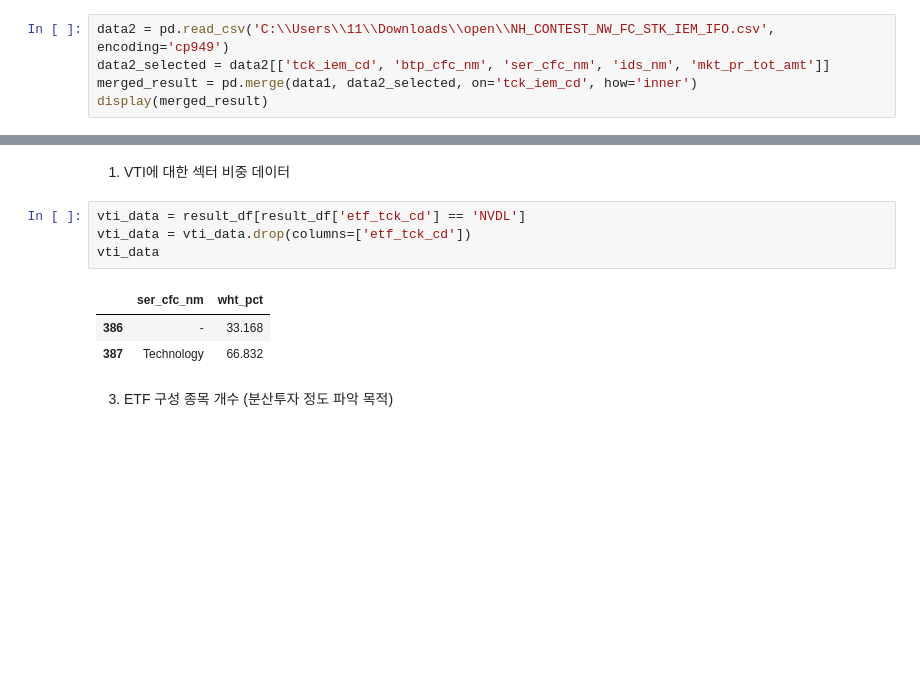
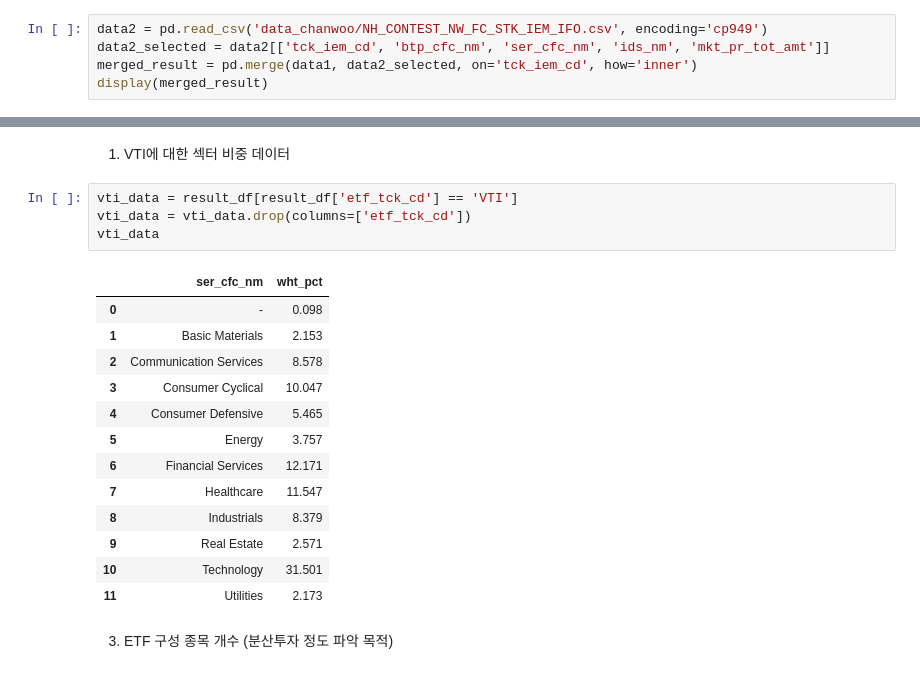
Before and after one commit to froggy-hyun/24NH_bigdata, a Jupyter notebook: code_yunseo.ipynb, the cells around one changed output, grey strips where cells are left out. Drawn from its saved outputs; the diff is of its cells as text; blank space fills up the shorter version.

```diff
--- a/code_yunseo.ipynb
+++ b/code_yunseo.ipynb
@@ -101,7 +89,7 @@ plt.show()
 # %% [markdown]
 2. 1번 파일(8월 27일 기준 해외종목 정보)에서 업종분류명, 섹터분류명, 산업명 열 빼와서 6번 파일(8월 27일 기준 ETF의 구성 종목)과 병합하기
 # %%
-data2 = pd.read_csv('C:\\Users\\11\\Downloads\\open\\NH_CONTEST_NW_FC_STK_IEM_IFO.csv', encoding='cp949')
+data2 = pd.read_csv('data_chanwoo/NH_CONTEST_NW_FC_STK_IEM_IFO.csv', encoding='cp949')
 data2_selected = data2[['tck_iem_cd', 'btp_cfc_nm', 'ser_cfc_nm', 'ids_nm', 'mkt_pr_tot_amt']]
 merged_result = pd.merge(data1, data2_selected, on='tck_iem_cd', how='inner')
 display(merged_result)
@@ -193,13 +181,23 @@ result_df
 # %% [markdown]
 1. VTI에 대한 섹터 비중 데이터
 # %%
-vti_data = result_df[result_df['etf_tck_cd'] == 'NVDL']
+vti_data = result_df[result_df['etf_tck_cd'] == 'VTI']
 vti_data = vti_data.drop(columns=['etf_tck_cd'])
 vti_data
 # %% [output]
 |  | ser_cfc_nm | wht_pct |
-| 386 | - | 33.168 |
-| 387 | Technology | 66.832 |
+| 0 | - | 0.098 |
+| 1 | Basic Materials | 2.153 |
+| 2 | Communication Services | 8.578 |
+| 3 | Consumer Cyclical | 10.047 |
+| 4 | Consumer Defensive | 5.465 |
+| 5 | Energy | 3.757 |
+| 6 | Financial Services | 12.171 |
+| 7 | Healthcare | 11.547 |
+| 8 | Industrials | 8.379 |
+| 9 | Real Estate | 2.571 |
+| 10 | Technology | 31.501 |
+| 11 | Utilities | 2.173 |
 # %% [markdown]
 3. ETF 구성 종목 개수 (분산투자 정도 파악 목적)
 # %%
```
Also changed, not shown: parts of 10 cells of this notebook.
